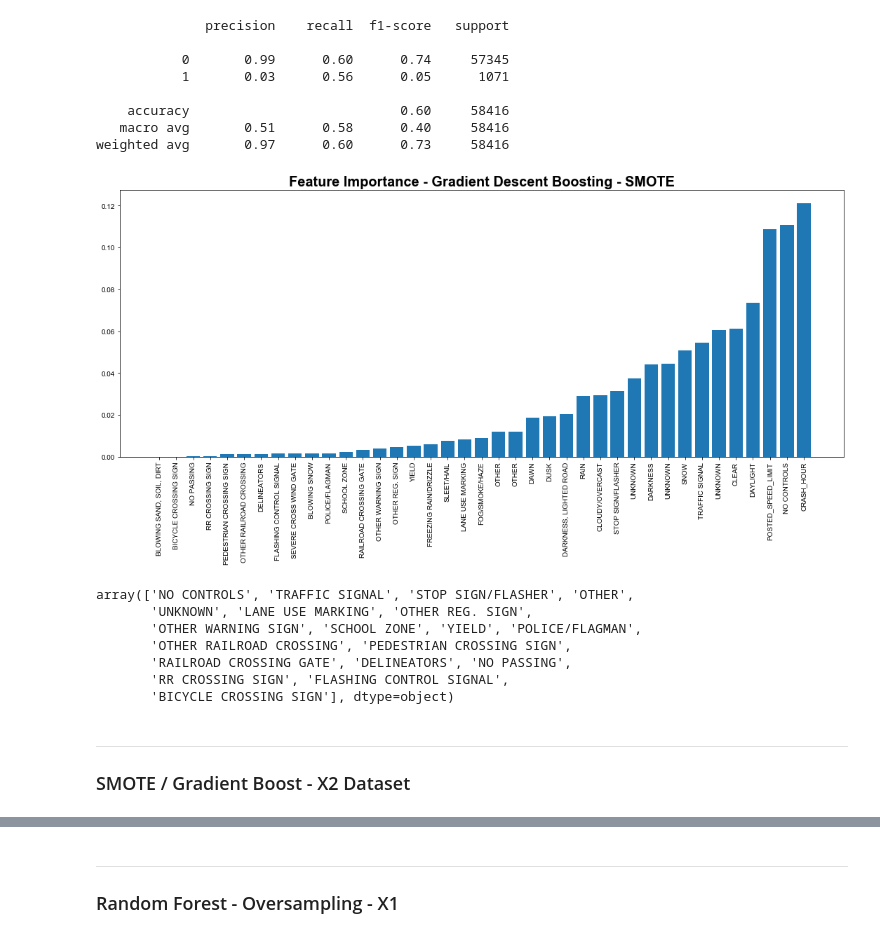
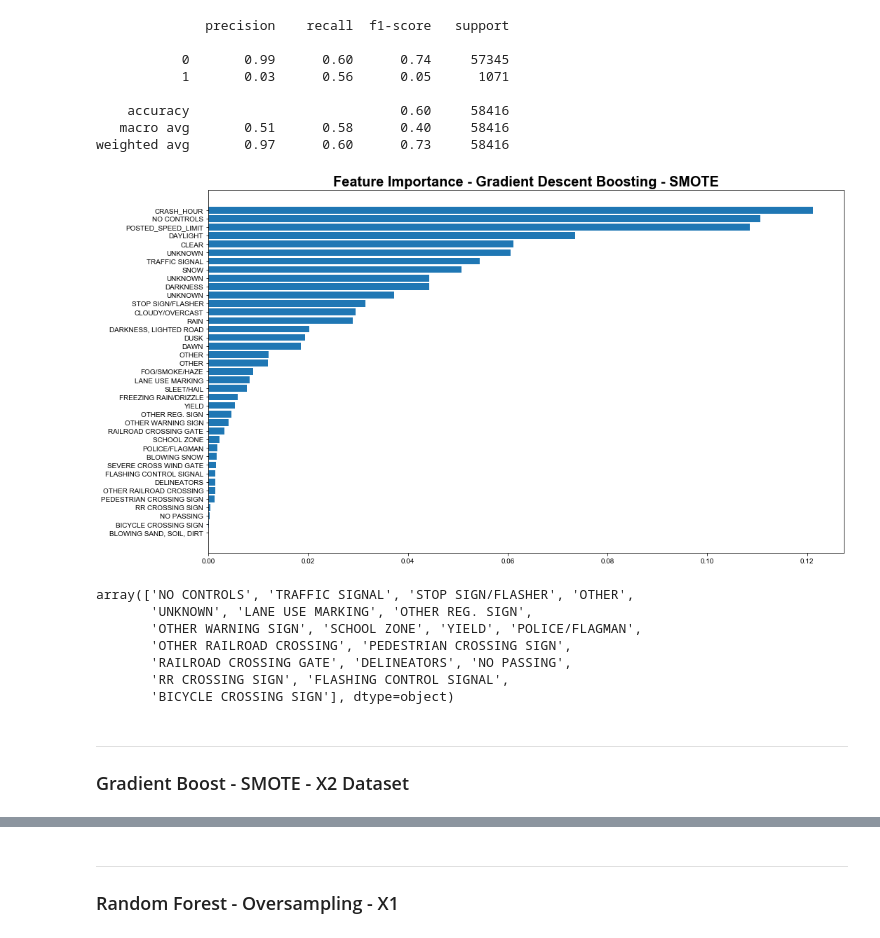
Before and after one commit to Morgan-Sell/chi-traffic-accidents, a Jupyter notebook: chi-transport-v2.ipynb, the cells around one changed output, grey strips where cells are left out. Drawn from its saved outputs; the diff is of its cells as text; code cells hidden in the pictures.

```diff
--- a/chi-transport-v2.ipynb
+++ b/chi-transport-v2.ipynb
@@ -565,20 +565,20 @@ weighted avg       0.97      0.60      0.73     58416
 # %%
 # "NO CONTROLS" is a variable of the "TRAFFIC_CONTROL_DEVICE"
 gdbt_os_feat_scores = pd.DataFrame({'Fraction of Samples Affected' : gdbt_model_os.feature_importances_},
                                    index=X_1_dum.columns)
-gdbt_os_feat_scores = xgbt_os_feat_scores.sort_values(by='Fraction of Samples Affected')
+gdbt_os_feat_scores = gdbt_os_feat_scores.sort_values(by='Fraction of Samples Affected')
 
 fig, ax = plt.subplots(figsize=(15,8))
 pos = np.arange(1, len(gdbt_os_feat_scores)+1)
-ax.bar(x=pos, height=gdbt_os_feat_scores['Fraction of Samples Affected'])
+ax.barh(y=pos, width=gdbt_os_feat_scores['Fraction of Samples Affected'])
 
 ax.set_title("Feature Importance - Gradient Descent Boosting - SMOTE", fontsize=20, fontweight='bold')
-ax.xaxis.set_ticks(pos)
-ax.set_xticklabels(labels=gdbt_os_feat_scores.index, rotation=90)
+ax.yaxis.set_ticks(pos)
+ax.set_yticklabels(labels=gdbt_os_feat_scores.index)
 
 fig.tight_layout();
 # %% [output]
-[figure, old version]
+[figure, new version]
 # %%
 accidents2['TRAFFIC_CONTROL_DEVICE'].unique()
 # %% [output]
@@ -591,7 +591,7 @@ array(['NO CONTROLS', 'TRAFFIC SIGNAL', 'STOP SIGN/FLASHER', 'OTHER',
        'BICYCLE CROSSING SIGN'], dtype=object)
 # %% [markdown]
 ---
-### SMOTE / Gradient Boost - X2 Dataset
+### Gradient Boost - SMOTE - X2 Dataset
 # %%
 smote_os_2 = SMOTE(random_state=0, k_neighbors=5)
 X_2_train_os, y_2_train_os = smote_os_2.fit_sample(X_2_train, y_2_train.ravel())
```
Also changed, not shown: parts of 4 cells of this notebook.
